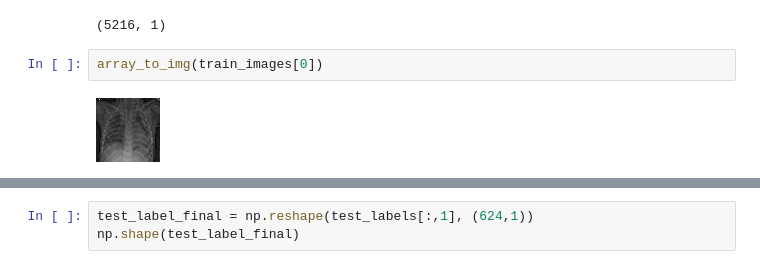
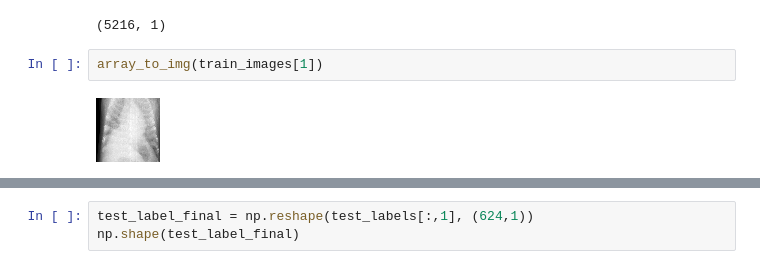
Before and after one commit to klsalcedo/image_classification, a Jupyter notebook: image_class.ipynb, the cells around one changed output, grey strips where cells are left out. Saved outputs shown, nothing was run; the diff lists cells and outputs as text.

```diff
--- a/image_class.ipynb
+++ b/image_class.ipynb
@@ -93,8 +119,8 @@ np.shape(train_label_final)
 # %% [output]
 (5216, 1)
 # %%
-array_to_img(train_images[0])
+array_to_img(train_images[1])
 # %% [output]
-[figure, old version]
+[figure, new version]
 # %%
 # value 0 = normal, value 1 = pneumonia
```
Also changed, not shown: parts of 23 cells of this notebook, 1 other file.
